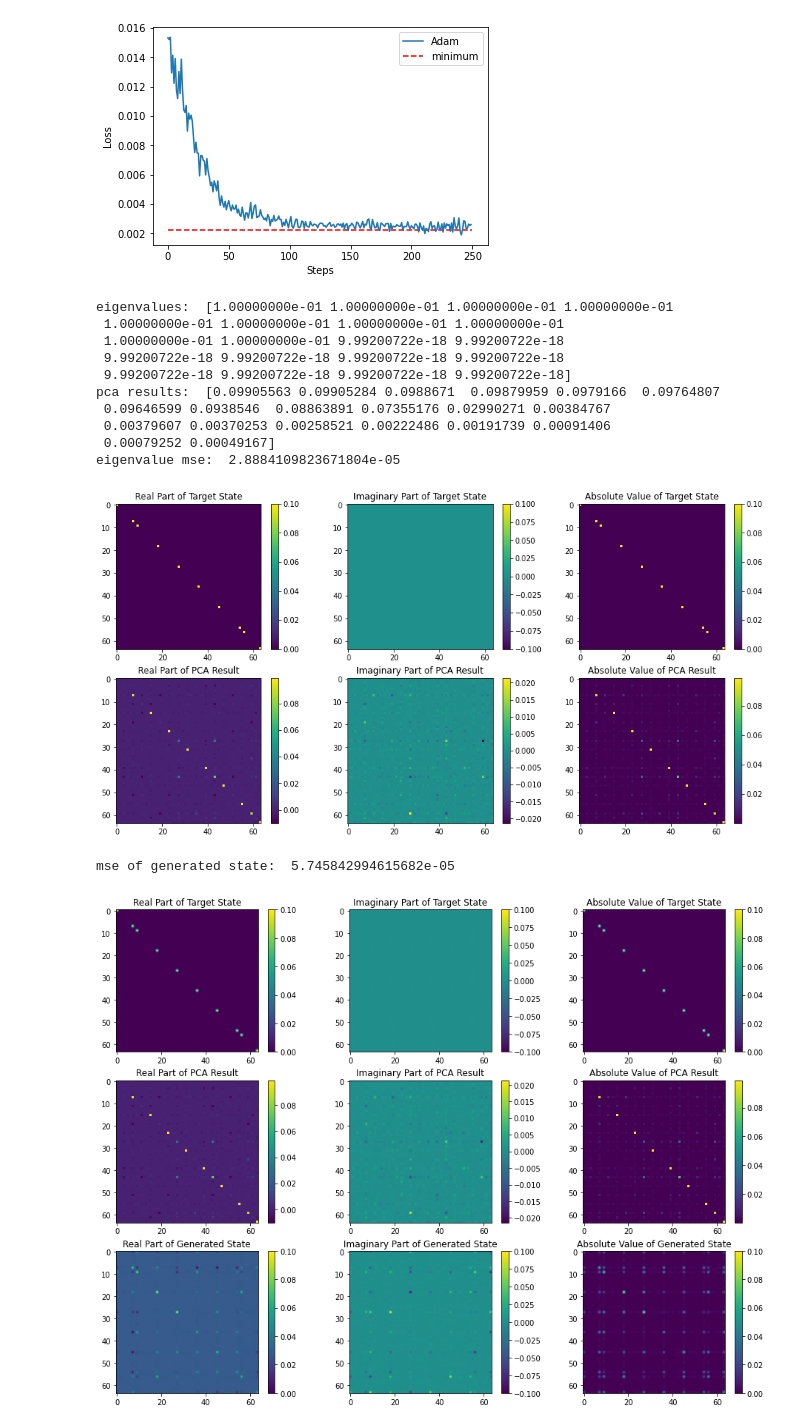
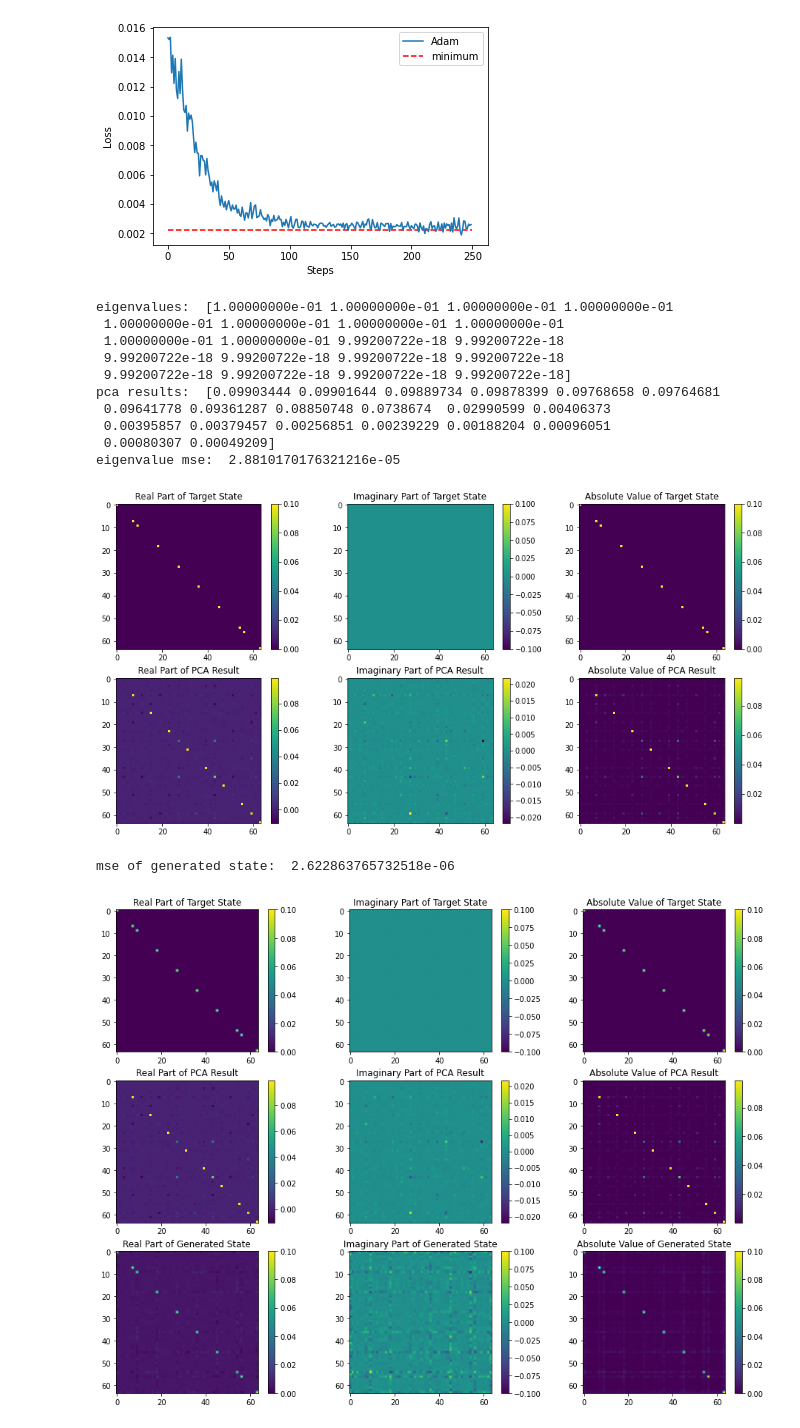
Before and after one commit to haimengzhao/g-qpca, a Jupyter notebook: G-qPCA_BAS.ipynb, the cells around one changed output. Drawn from its saved outputs; the diff is of its cells as text; code cells hidden in the pictures.

Commit message:
BAS: generated probability

```diff
--- a/G-qPCA_BAS.ipynb
+++ b/G-qPCA_BAS.ipynb
@@ -167,7 +158,7 @@ n_var_params = (n_layers + 1) * 3 * n
 
 eps = np.pi
 init_var_params = np.array([0] * n_var_params) + np.random.normal(scale=eps, size=(n_var_params,))
-# init_var_params = np.loadtxt('./ckpt.csv', delimiter=',')
+init_var_params = np.loadtxt('./ckptBAS.csv', delimiter=',')
 var_params = tf.Variable(init_var_params)
 
 # SGD faces barren plateau, Adam is better
@@ -289,11 +280,11 @@ eigenvalues:  [1.00000000e-01 1.00000000e-01 1.00000000e-01 1.00000000e-01
  1.00000000e-01 1.00000000e-01 9.99200722e-18 9.99200722e-18
  9.99200722e-18 9.99200722e-18 9.99200722e-18 9.99200722e-18
  9.99200722e-18 9.99200722e-18 9.99200722e-18 9.99200722e-18]
-pca results:  [0.09905563 0.09905284 0.0988671  0.09879959 0.0979166  0.09764807
- 0.09646599 0.0938546  0.08863891 0.07355176 0.02990271 0.00384767
- 0.00379607 0.00370253 0.00258521 0.00222486 0.00191739 0.00091406
- 0.00079252 0.00049167]
-eigenvalue mse:  2.8884109823671804e-05
+pca results:  [0.09903444 0.09901644 0.09889734 0.09878399 0.09768658 0.09764681
+ 0.09641778 0.09361287 0.08850748 0.0738674  0.02990599 0.00406373
+ 0.00395857 0.00379457 0.00256851 0.00239229 0.00188204 0.00096051
+ 0.00080307 0.00049209]
+eigenvalue mse:  2.8810170176321216e-05
 [figure]
 # %%
 dev_gen = qml.device('default.mixed', wires=n)
@@ -307,7 +298,7 @@ def generator(pca_eigs, n_layers, variational_params):
     return qml.density_matrix(list(range(n)))
 # %%
 # truncate eigenvalues
-n_trunc = 3
+n_trunc = 10
 trunc_pca_eigs = np.pad(pca_eigen[:n_trunc]/np.sum(pca_eigen[:n_trunc]), (0, 2 ** n - n_trunc), 'constant')[order]
 gen_state = generator(trunc_pca_eigs, n_layers, var_params)
 
@@ -325,35 +316,35 @@ ax[0][0].set_title('Real Part of Target State')
 plt.colorbar(im_target_real, ax=ax[0][0])
 im_target_imag = ax[0][1].imshow(np.imag(target_state))
 ax[0][1].set_title('Imaginary Part of Target State')
 plt.colorbar(im_target_imag, ax=ax[0][1])
 im_target_abs = ax[0][2].imshow(np.abs(target_state))
 ax[0][2].set_title('Absolute Value of Target State')
 plt.colorbar(im_target_abs, ax=ax[0][2])
 
 im_pca_real = ax[1][0].imshow(np.real(pca_state))
 ax[1][0].set_title('Real Part of PCA Result')
 plt.colorbar(im_pca_real, ax=ax[1][0])
 im_pca_imag = ax[1][1].imshow(np.imag(pca_state))
 ax[1][1].set_title('Imaginary Part of PCA Result')
 plt.colorbar(im_pca_imag, ax=ax[1][1])
 im_pca_abs = ax[1][2].imshow(np.abs(pca_state))
 ax[1][2].set_title('Absolute Value of PCA Result')
 plt.colorbar(im_pca_abs, ax=ax[1][2])
 
 im_gen_real = ax[2][0].imshow(np.real(gen_state))
 ax[2][0].set_title('Real Part of Generated State')
 plt.colorbar(im_target_real, ax=ax[2][0])
 im_gen_imag = ax[2][1].imshow(np.imag(gen_state))
 ax[2][1].set_title('Imaginary Part of Generated State')
 plt.colorbar(im_target_imag, ax=ax[2][1])
 im_gen_abs = ax[2][2].imshow(np.abs(gen_state))
 ax[2][2].set_title('Absolute Value of Generated State')
 plt.colorbar(im_target_abs, ax=ax[2][2])
 
 plt.show()
 # %% [output]
-mse of generated state:  5.745842994615682e-05
+mse of generated state:  2.622863765732518e-06
-[figure, old version]
+[figure, new version]
 # %%
 dev_sam = qml.device('qulacs.simulator', wires=n, shots=1000000)
 @qml.qnode(dev_sam, interface=None)
```
Also changed, not shown: parts of 5 cells of this notebook.
